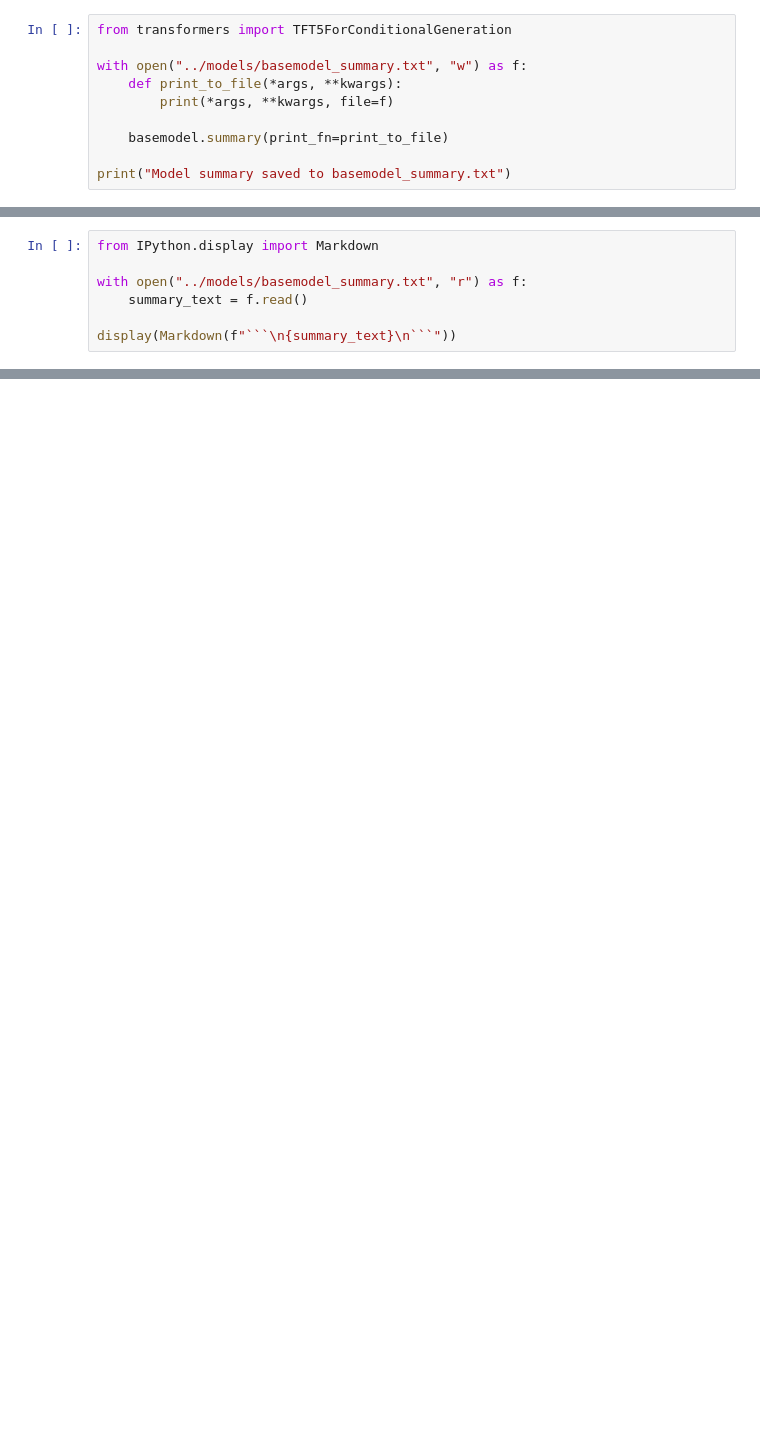
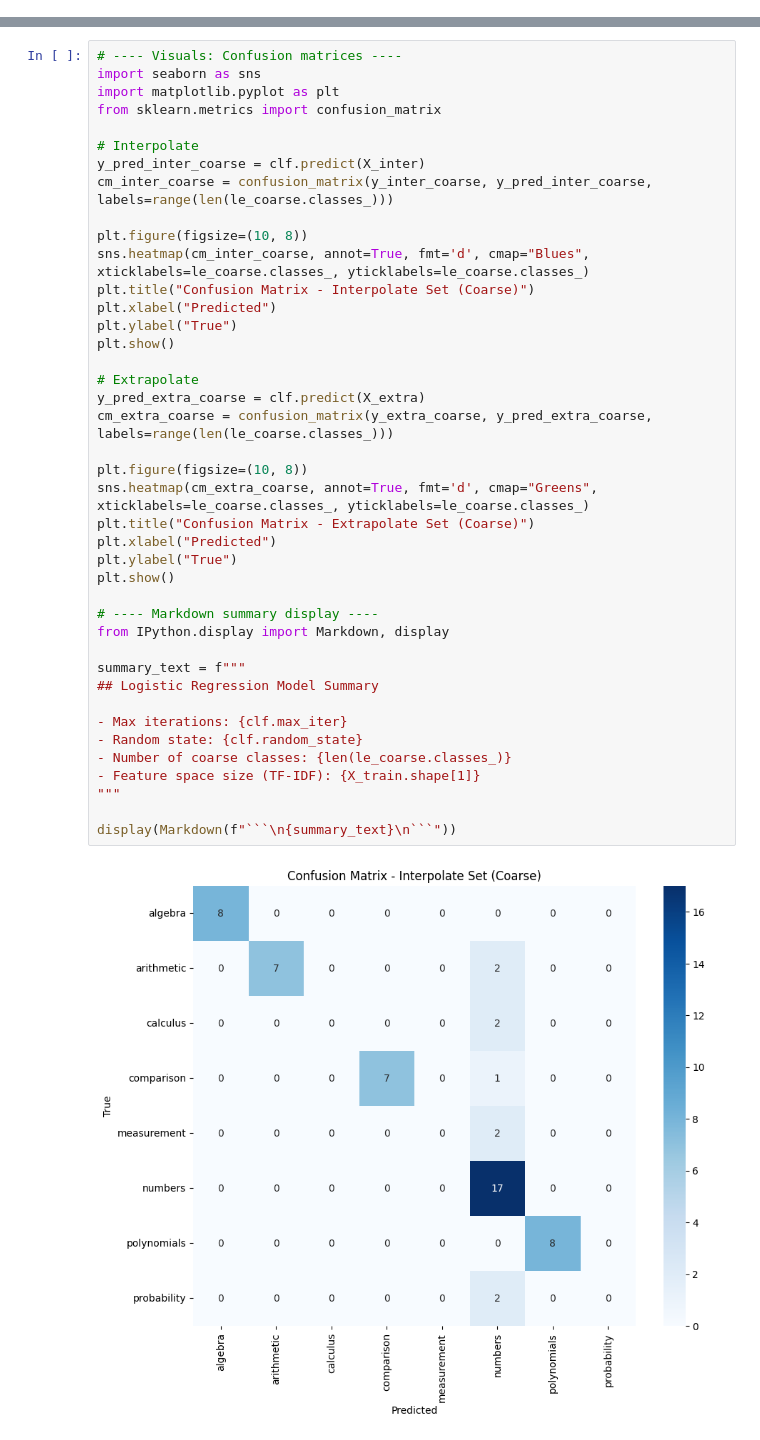
Before and after one commit to rcghpge/annum-tab, a Jupyter notebook: notebooks/basemodel.ipynb, the cells around one changed output, grey strips where cells are left out. Drawn from its saved outputs; the diff is of its cells as text; blank space fills up the shorter version.

````diff
--- a/notebooks/basemodel.ipynb
+++ b/notebooks/basemodel.ipynb
@@ -482,10 +2,0 @@ All files and folders:
-# %%
-from transformers import TFT5ForConditionalGeneration
-
-with open("../models/basemodel_summary.txt", "w") as f:
-    def print_to_file(*args, **kwargs):
-        print(*args, **kwargs, file=f)
-
-    basemodel.summary(print_fn=print_to_file)
-
-print("Model summary saved to basemodel_summary.txt")
@@ -618,7 +2,0 @@ Extrapolate accuracy: 73.33%
-# %%
-from IPython.display import Markdown
-
-with open("../models/basemodel_summary.txt", "r") as f:
-    summary_text = f.read()
-
-display(Markdown(f"```\n{summary_text}\n```"))
@@ -645,0 +127,43 @@ If this bores you I left an easter egg here for you. enjoy: [easter egg](https:/
+# %%
+# ---- Visuals: Confusion matrices ----
+import seaborn as sns
+import matplotlib.pyplot as plt
+from sklearn.metrics import confusion_matrix
+
+# Interpolate
+y_pred_inter_coarse = clf.predict(X_inter)
+cm_inter_coarse = confusion_matrix(y_inter_coarse, y_pred_inter_coarse, labels=range(len(le_coarse.classes_)))
+
+plt.figure(figsize=(10, 8))
+sns.heatmap(cm_inter_coarse, annot=True, fmt='d', cmap="Blues", xticklabels=le_coarse.classes_, yticklabels=le_coarse.classes_)
+plt.title("Confusion Matrix - Interpolate Set (Coarse)")
+plt.xlabel("Predicted")
+plt.ylabel("True")
+plt.show()
+
+# Extrapolate
+y_pred_extra_coarse = clf.predict(X_extra)
+cm_extra_coarse = confusion_matrix(y_extra_coarse, y_pred_extra_coarse, labels=range(len(le_coarse.classes_)))
+
+plt.figure(figsize=(10, 8))
+sns.heatmap(cm_extra_coarse, annot=True, fmt='d', cmap="Greens", xticklabels=le_coarse.classes_, yticklabels=le_coarse.classes_)
+plt.title("Confusion Matrix - Extrapolate Set (Coarse)")
+plt.xlabel("Predicted")
+plt.ylabel("True")
+plt.show()
+
+# ---- Markdown summary display ----
+from IPython.display import Markdown, display
+
+summary_text = f"""
+## Logistic Regression Model Summary
+
+- Max iterations: {clf.max_iter}
+- Random state: {clf.random_state}
+- Number of coarse classes: {len(le_coarse.classes_)}
+- Feature space size (TF-IDF): {X_train.shape[1]}
+"""
+
+display(Markdown(f"```\n{summary_text}\n```"))
+# %% [output]
+[figure, added]
````
Also changed, not shown: parts of 43 cells of this notebook, 30 other files.
